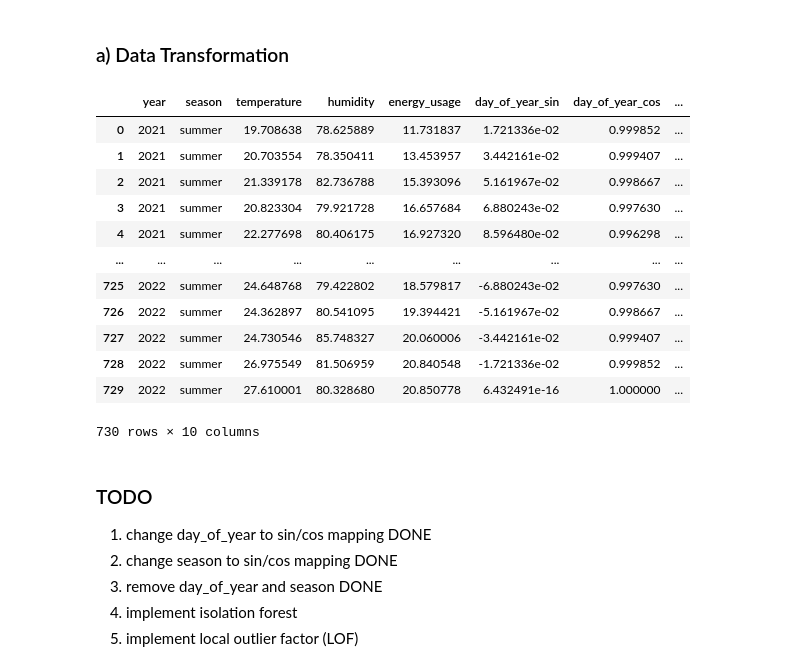
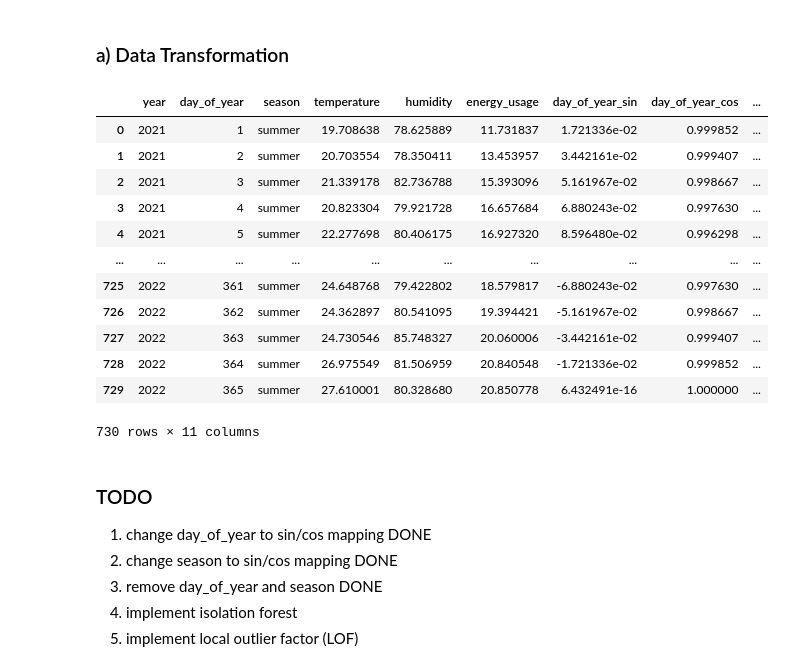
Before and after one commit to jepollock/ai_masters, a Jupyter notebook: AIML420/assignment2/part2.ipynb, the cells around one changed output. Cells and saved outputs as stored; diff of their text form; code cells hidden in the pictures.

```diff
--- a/AIML420/assignment2/part2.ipynb
+++ b/AIML420/assignment2/part2.ipynb
@@ -260,41 +264,35 @@ Use the provided functions to help you, if you want to code your own plotting fu
 # %%
 from sklearn.preprocessing import OrdinalEncoder
 import numpy as np
 
 df2122Transformed = df2122.copy()
 
 # 2: Sin/Cos mapping for day_of_year
 # The sin, cos transform maps the periodic value to a unit circle, mod(max(column) + 1) - assuming the column is zero-numbered.
 # this is because sin(0) == sin(2*pi)
 sin_cos_transform(dataFrame=df2122Transformed, columnName='day_of_year')
 
 
 # 1: Map season to integer
 season_mapping = {'summer' : 0, 'autumn': 1, 'winter': 2, 'spring': 3}
 df2122Transformed['season_encoded'] = df2122Transformed['season'].map(season_mapping)
 sin_cos_transform(dataFrame=df2122Transformed, columnName='season_encoded')
 
-# Remove season, season_encoded - makes the data too sparse.
-# df2122Transformed.drop(columns=['season', 'season_encoded', 'season_encoded_cos', 'season_encoded_sin'], inplace=True)
-
-# Remove day_of_year
-df2122Transformed.drop(columns=['day_of_year'], inplace=True)
-
 df2122Transformed
 # %% [output]
-|  | year | season | temperature | humidity | energy_usage | day_of_year_sin | day_of_year_cos | ... |
-| 0 | 2021 | summer | 19.708638 | 78.625889 | 11.731837 | 1.721336e-02 | 0.999852 | ... |
-| 1 | 2021 | summer | 20.703554 | 78.350411 | 13.453957 | 3.442161e-02 | 0.999407 | ... |
-| 2 | 2021 | summer | 21.339178 | 82.736788 | 15.393096 | 5.161967e-02 | 0.998667 | ... |
-| 3 | 2021 | summer | 20.823304 | 79.921728 | 16.657684 | 6.880243e-02 | 0.997630 | ... |
-| 4 | 2021 | summer | 22.277698 | 80.406175 | 16.927320 | 8.596480e-02 | 0.996298 | ... |
-| ... | ... | ... | ... | ... | ... | ... | ... | ... |
-| 725 | 2022 | summer | 24.648768 | 79.422802 | 18.579817 | -6.880243e-02 | 0.997630 | ... |
-| 726 | 2022 | summer | 24.362897 | 80.541095 | 19.394421 | -5.161967e-02 | 0.998667 | ... |
-| 727 | 2022 | summer | 24.730546 | 85.748327 | 20.060006 | -3.442161e-02 | 0.999407 | ... |
-| 728 | 2022 | summer | 26.975549 | 81.506959 | 20.840548 | -1.721336e-02 | 0.999852 | ... |
-| 729 | 2022 | summer | 27.610001 | 80.328680 | 20.850778 | 6.432491e-16 | 1.000000 | ... |
+|  | year | day_of_year | season | temperature | humidity | energy_usage | day_of_year_sin | day_of_year_cos | ... |
+| 0 | 2021 | 1 | summer | 19.708638 | 78.625889 | 11.731837 | 1.721336e-02 | 0.999852 | ... |
+| 1 | 2021 | 2 | summer | 20.703554 | 78.350411 | 13.453957 | 3.442161e-02 | 0.999407 | ... |
+| 2 | 2021 | 3 | summer | 21.339178 | 82.736788 | 15.393096 | 5.161967e-02 | 0.998667 | ... |
+| 3 | 2021 | 4 | summer | 20.823304 | 79.921728 | 16.657684 | 6.880243e-02 | 0.997630 | ... |
+| 4 | 2021 | 5 | summer | 22.277698 | 80.406175 | 16.927320 | 8.596480e-02 | 0.996298 | ... |
+| ... | ... | ... | ... | ... | ... | ... | ... | ... | ... |
+| 725 | 2022 | 361 | summer | 24.648768 | 79.422802 | 18.579817 | -6.880243e-02 | 0.997630 | ... |
+| 726 | 2022 | 362 | summer | 24.362897 | 80.541095 | 19.394421 | -5.161967e-02 | 0.998667 | ... |
+| 727 | 2022 | 363 | summer | 24.730546 | 85.748327 | 20.060006 | -3.442161e-02 | 0.999407 | ... |
+| 728 | 2022 | 364 | summer | 26.975549 | 81.506959 | 20.840548 | -1.721336e-02 | 0.999852 | ... |
+| 729 | 2022 | 365 | summer | 27.610001 | 80.328680 | 20.850778 | 6.432491e-16 | 1.000000 | ... |
-730 rows × 10 columns
+730 rows × 11 columns
 # %% [markdown]
 ### TODO
 
```
Also changed, not shown: parts of 18 cells of this notebook.
